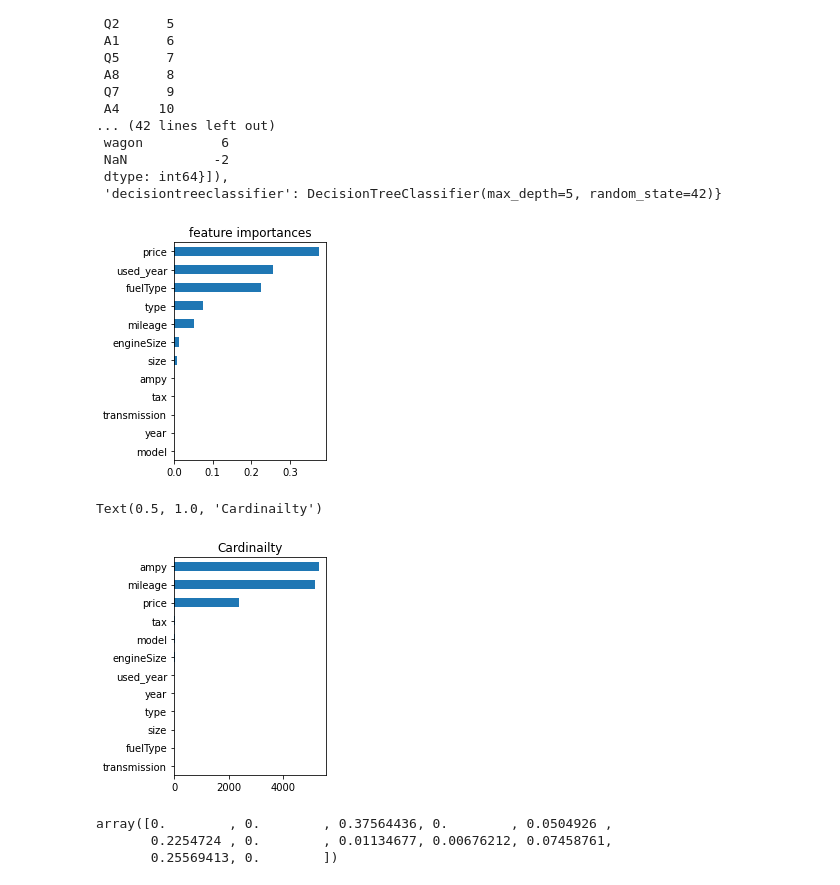
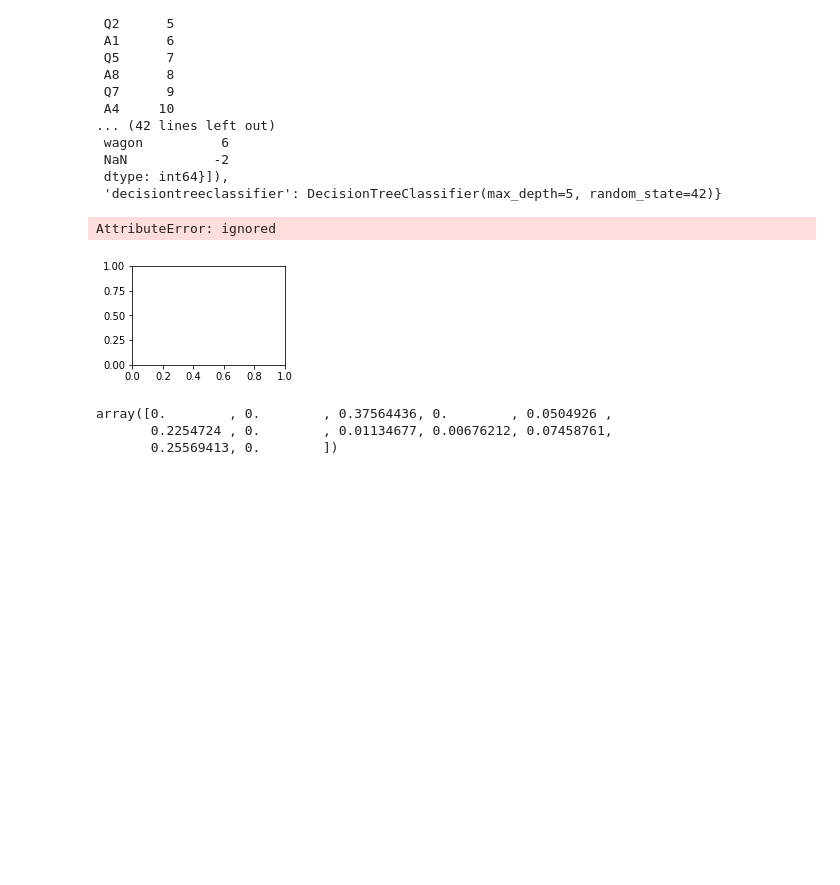
Before and after one commit to 00150/AI_07_JYP_Project_section_02, a Jupyter notebook: Used_car_modeling.ipynb, the cells around one changed output. Cells and saved outputs as stored; diff of their text form; code cells hidden in the pictures; blank space fills up the shorter version.

```diff
--- a/Used_car_modeling.ipynb
+++ b/Used_car_modeling.ipynb
@@ -307,30 +307,33 @@ pipe.named_steps
 # %%
 # 특성 중요도  그래프 생성 : subplots 2행 1열 그래프 생성.
 
 # 1-1. 파이프라인의 랜덤포레스트 접근
 rf = pipe.named_steps['decisiontreeclassifier']
 
 # 1-2. 중요도 : 분류 데이터의 경우, 'rf.feature_importances_'로 접근합니다.
 importances = pd.Series(rf.feature_importances_, X_train.columns).sort_values(ascending = False)
 
 # 1-3. 데이터프레임 변환
 import_df = pd.DataFrame(importances, columns = ['importances'])
 import_df
 
-# 1-4. 그래프 지정: 피처 중요도
-ax_1 = plt.subplot(1,2,1)
+# 1-4. 피처 중요도 및 카디널리티 시각화 진행
+fig = plt.figure()
+fig.add_subplot(2,2,1)
+fig.add_supplot(2,2,2)
+
+ax_1 = plt.subplot(2,2,1)
 graph1 = importances.sort_values().plot.barh()
 ax_1.set_title('feature importances')
 plt.show()
 
 # 1-5. 그래프 지정: 카디널리티
-ax_2 = plt.subplot(1,2,2)
+ax_2 = plt.subplot(2,2,2)
 X_train.nunique().sort_values().plot.barh()
 ax_2.set_title('Cardinailty')
 # %% [output]
+AttributeError: ignored
-[figure, old version]
+[figure, new version]
-Text(0.5, 1.0, 'Cardinailty')
-[figure, removed]
 # %%
 rf.feature_importances_
 # %% [output]
```
